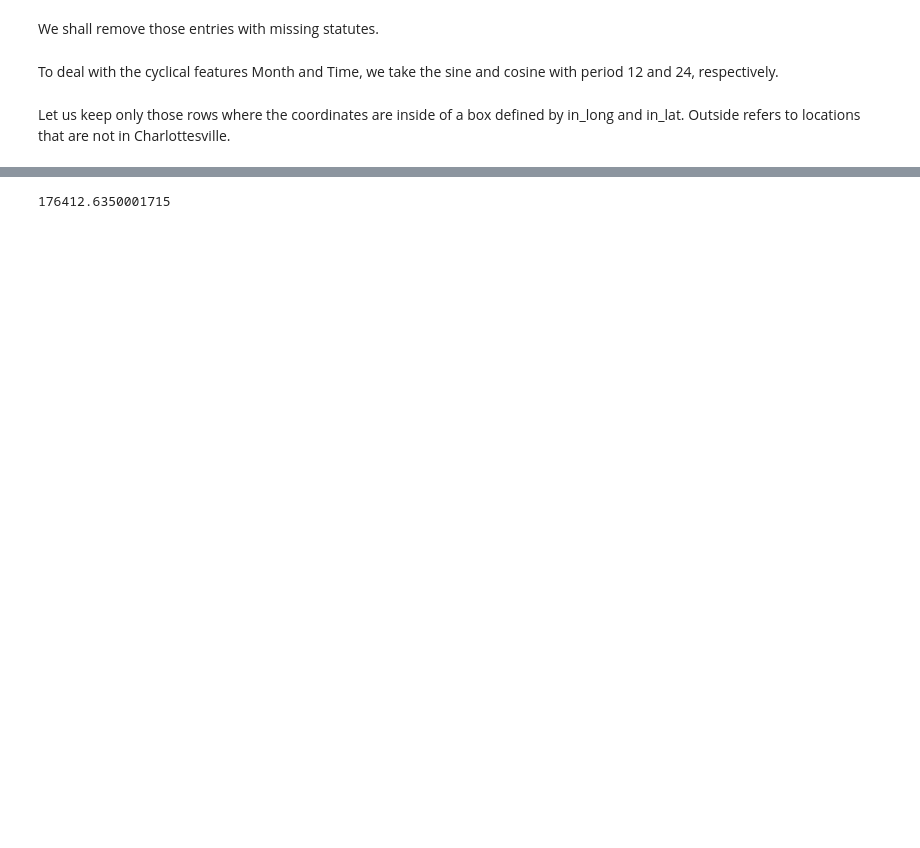
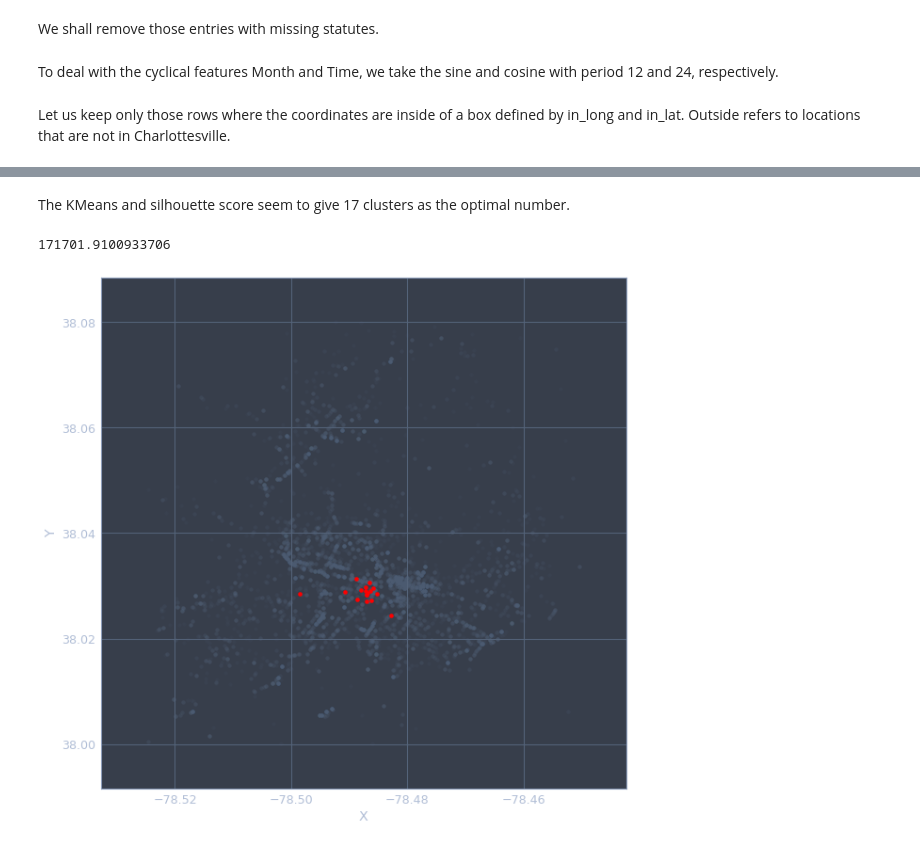
Before and after one commit to auhcheng/cville-crime, a Jupyter notebook: arrests-analysis.ipynb, the cells around one changed output, grey strips where cells are left out. Drawn from its saved outputs; the diff is of its cells as text; code cells hidden in the pictures; blank space fills up the shorter version.

```diff
--- a/arrests-analysis.ipynb
+++ b/arrests-analysis.ipynb
@@ -311,4 +351,16 @@ pd.DataFrame(pipeline.inverse_transform(kmeans_per_k[31].cluster_centers_), colu
-# %%
-kmeans_per_k[31].inertia_
-# %% [output]
-176412.6350001715
+# %% [markdown]
+The KMeans and silhouette score seem to give 17 clusters as the optimal number.
+# %%
+kmeans19 = KMeans(n_clusters=17, init='k-means++', n_init=100, random_state=6).fit(df_scaled)
+clusters = pd.DataFrame(pipeline.inverse_transform(kmeans19.cluster_centers_), columns=df.columns)
+kmeans19.inertia_
+# %% [output]
+171701.9100933706
+# %%
+in_long = (-78.525 < df['X']) & (df['X'] < -78.450)
+in_lat  = (+38.000 < df['Y']) & (df['Y'] < +38.080)
+df2 = df[in_long & in_lat]
+ax = df2.plot(kind="scatter", x='X', y='Y', alpha=0.1, figsize=(10, 10))
+clusters.plot(ax=ax, kind="scatter", x='X', y='Y', c='red');
+# %% [output]
+[figure, added]
```
Also changed, not shown: parts of 23 cells of this notebook.
